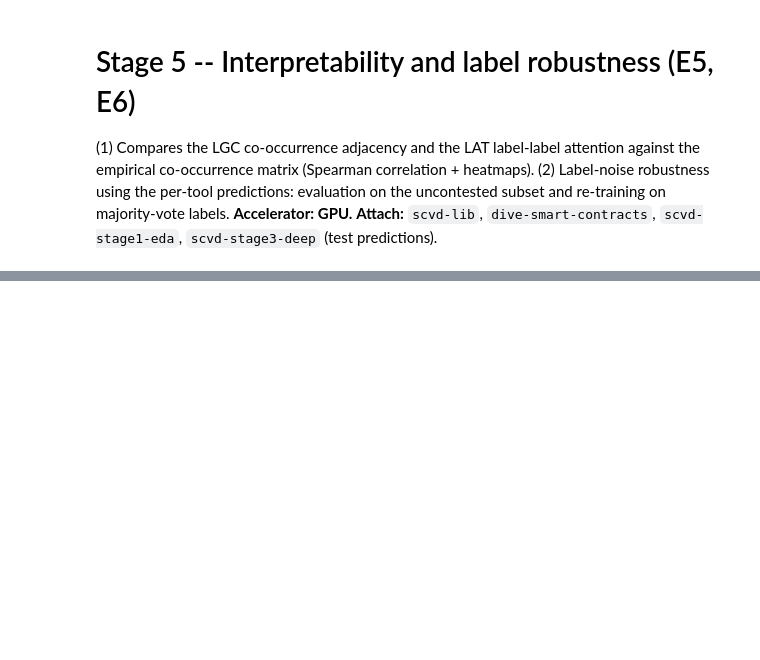
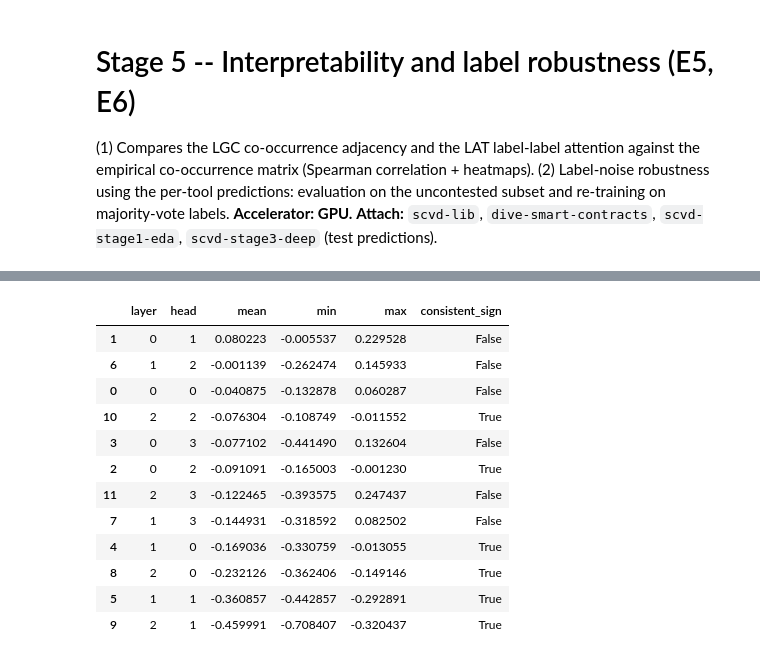
Before and after one commit to nihal4/scvd_experiment_code, a Jupyter notebook: notebooks/stage5_interpretability.ipynb, the cells around one changed output, grey strips where cells are left out. Drawn from its saved outputs; the diff is of its cells as text; code cells hidden in the pictures; blank space fills up the shorter version.

```diff
--- a/notebooks/stage5_interpretability.ipynb
+++ b/notebooks/stage5_interpretability.ipynb
@@ -49,0 +101,47 @@ scvd.plot_dependency_maps(M, A, attn, root, log)
+# %%
+# R2#8: head- and layer-resolved attention, checking whether averaging across
+# heads/layers/samples (as in the headline rho figure) hides finer structure.
+# Run on F_post, where the H5 label-conditioning exception was observed.
+#
+# Follow-up fix: the single SEEDS[0]-only run below did not replicate across kernel
+# restarts (GPU/cuDNN non-determinism), so a specific head/layer's correlation is
+# not a defensible finding on its own. Loop over all 3 seeds and only report a
+# head/layer combo as notable if it's consistently non-trivial across seeds --
+# otherwise the honest read is "no stable head/layer signal, average is representative."
+d_post = scvd.make_data(pre, post, lab, fam, 'post', *splits['S1'])
+M_post = scvd.cooccurrence(d_post['y_tr'])
+
+head_rows = []
+avg_rhos = []
+for seed in SEEDS:
+    scvd.set_seed(seed)
+    lat_post = scvd.LAT(d_post['fams'], dm=128, layers=3)
+    _, _h = scvd.train_torch(lat_post, d_post, cfg, log)
+
+    A_full = scvd.extract_label_attention_full(lat_post, d_post)   # (layers, heads, 8, 8)
+    n_layers, n_heads = A_full.shape[:2]
+    for li in range(n_layers):
+        for hi in range(n_heads):
+            head_rows.append({'seed': seed, 'layer': li, 'head': hi,
+                               'rho': spearmanr(M_post[off], A_full[li, hi][off]).statistic})
+
+    avg_attn_post = scvd.extract_label_attention(lat_post, d_post)   # head/layer-averaged, for comparison
+    rho_avg_post = spearmanr(M_post[off], avg_attn_post[off]).statistic
+    avg_rhos.append(rho_avg_post)
+    log.info('seed%d F_post attention: averaged rho=%.3f', seed, rho_avg_post)
+
+head_df = pd.DataFrame(head_rows)
+head_df.to_csv(f'{root}/results/stage5_attention_by_head_post.csv', index=False)
+
+# per (layer, head): is the sign/magnitude consistent across all 3 seeds, or is it noise?
+stab = (head_df.groupby(['layer', 'head'])['rho']
+        .agg(['mean', 'min', 'max'])
+        .assign(consistent_sign=lambda x: np.sign(x['min']) == np.sign(x['max']))
+        .reset_index())
+stab.to_csv(f'{root}/results/stage5_attention_by_head_post_stability.csv', index=False)
+log.info('F_post attention: averaged rho mean=%.3f range=[%.3f,%.3f]',
+          np.mean(avg_rhos), min(avg_rhos), max(avg_rhos))
+log.info('head/layer cells with a consistent sign across all 3 seeds: %d of %d',
+          int(stab['consistent_sign'].sum()), len(stab))
+stab.sort_values('mean', ascending=False)
+# %% [output]
@@ -50,3 +165,16 @@ scvd.plot_dependency_maps(M, A, attn, root, log)
+|  | layer | head | mean | min | max | consistent_sign |
+| 1 | 0 | 1 | 0.080223 | -0.005537 | 0.229528 | False |
+| 6 | 1 | 2 | -0.001139 | -0.262474 | 0.145933 | False |
+| 0 | 0 | 0 | -0.040875 | -0.132878 | 0.060287 | False |
+| 10 | 2 | 2 | -0.076304 | -0.108749 | -0.011552 | True |
+| 3 | 0 | 3 | -0.077102 | -0.441490 | 0.132604 | False |
+| 2 | 0 | 2 | -0.091091 | -0.165003 | -0.001230 | True |
+| 11 | 2 | 3 | -0.122465 | -0.393575 | 0.247437 | False |
+| 7 | 1 | 3 | -0.144931 | -0.318592 | 0.082502 | False |
+| 4 | 1 | 0 | -0.169036 | -0.330759 | -0.013055 | True |
+| 8 | 2 | 0 | -0.232126 | -0.362406 | -0.149146 | True |
+| 5 | 1 | 1 | -0.360857 | -0.442857 | -0.292891 | True |
+| 9 | 2 | 1 | -0.459991 | -0.708407 | -0.320437 | True |
 # %%
 Y = lab.set_index('contractID')[scvd.LABELS]
 tl = tools.set_index('contractID')
```
Also changed, not shown: parts of 7 cells of this notebook, 12 other files.
